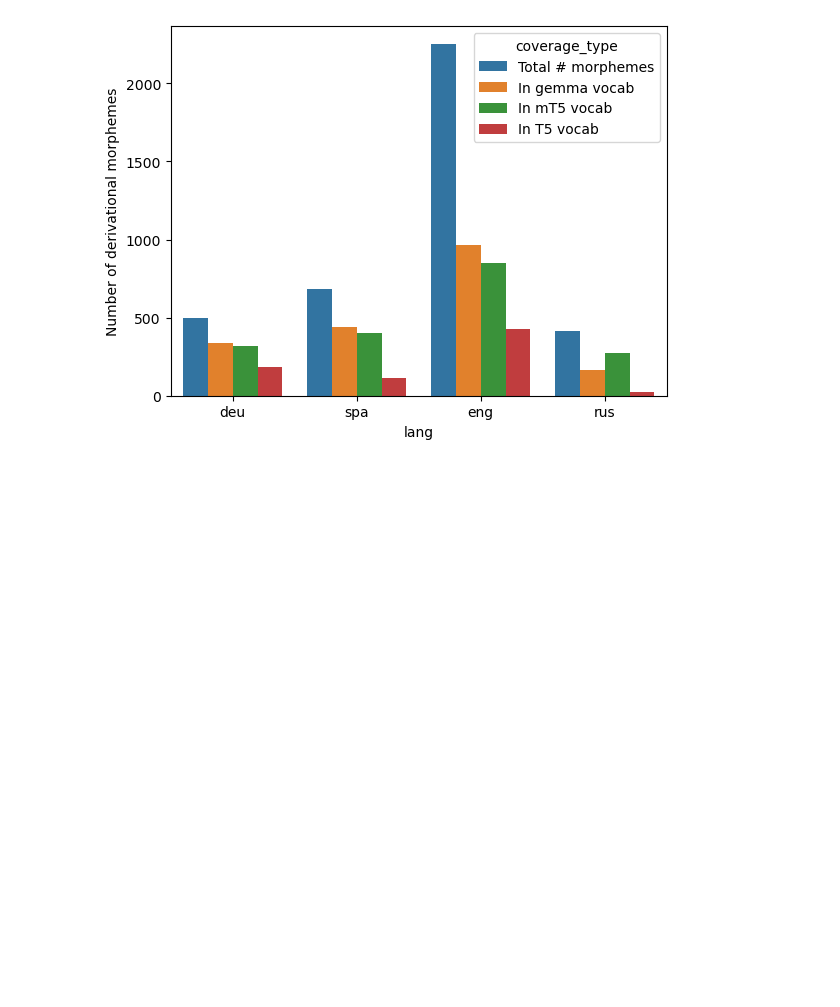
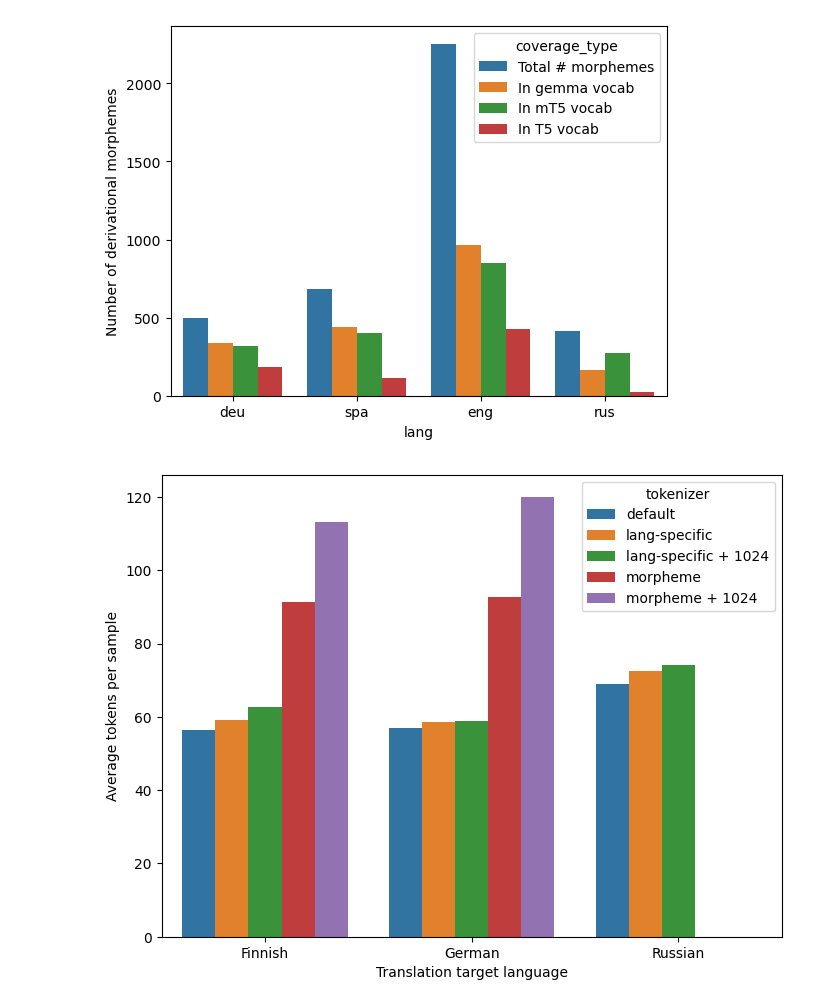
Before and after one commit to KaiNylund/bad-pair-encoding, a Jupyter notebook: morpheme_coverage/mt5_morpheme_coverage.ipynb, the cells around one changed output. Saved outputs shown, nothing was run; the diff lists cells and outputs as text; code cells hidden in the pictures; blank space fills up the shorter version.

```diff
--- a/morpheme_coverage/mt5_morpheme_coverage.ipynb
+++ b/morpheme_coverage/mt5_morpheme_coverage.ipynb
@@ -107,3 +107,26 @@ plt.ylabel("Number of derivational morphemes")
 # %% [output]
 Text(0, 0.5, 'Number of derivational morphemes')
 [figure]
+# %%
+tokenizer_segmentation = pd.DataFrame([
+    {"language": "Finnish", "tokenizer": "default", "avg_tokens_per_sample": 56.3993887},
+    {"language": "Finnish", "tokenizer": "lang-specific", "avg_tokens_per_sample": 59.16847},
+    {"language": "Finnish", "tokenizer": "lang-specific + 1024", "avg_tokens_per_sample": 62.616813},
+    {"language": "Finnish", "tokenizer": "morpheme", "avg_tokens_per_sample": 91.3067152},
+    {"language": "Finnish", "tokenizer": "morpheme + 1024", "avg_tokens_per_sample": 113.1279291},
+    {"language": "German", "tokenizer": "default", "avg_tokens_per_sample": 57.095788},
+    {"language": "German", "tokenizer": "lang-specific", "avg_tokens_per_sample": 58.68129},
+    {"language": "German", "tokenizer": "lang-specific + 1024", "avg_tokens_per_sample": 58.812963},
+    {"language": "German", "tokenizer": "morpheme", "avg_tokens_per_sample": 92.84286},
+    {"language": "German", "tokenizer": "morpheme + 1024", "avg_tokens_per_sample": 120.13031},
+    {"language": "Russian", "tokenizer": "default", "avg_tokens_per_sample": 68.893131},
+    {"language": "Russian", "tokenizer": "lang-specific", "avg_tokens_per_sample": 72.41474},
+    {"language": "Russian", "tokenizer": "lang-specific + 1024", "avg_tokens_per_sample": 74.1142560}
+])
+
+sns.barplot(data=tokenizer_segmentation, x="language", y="avg_tokens_per_sample", hue="tokenizer")
+plt.ylabel("Average tokens per sample")
+plt.xlabel("Translation target language")
+plt.gcf().set_size_inches(8, 6)
+# %% [output]
+[figure, added]
```
Also changed, not shown: 9 other files.
